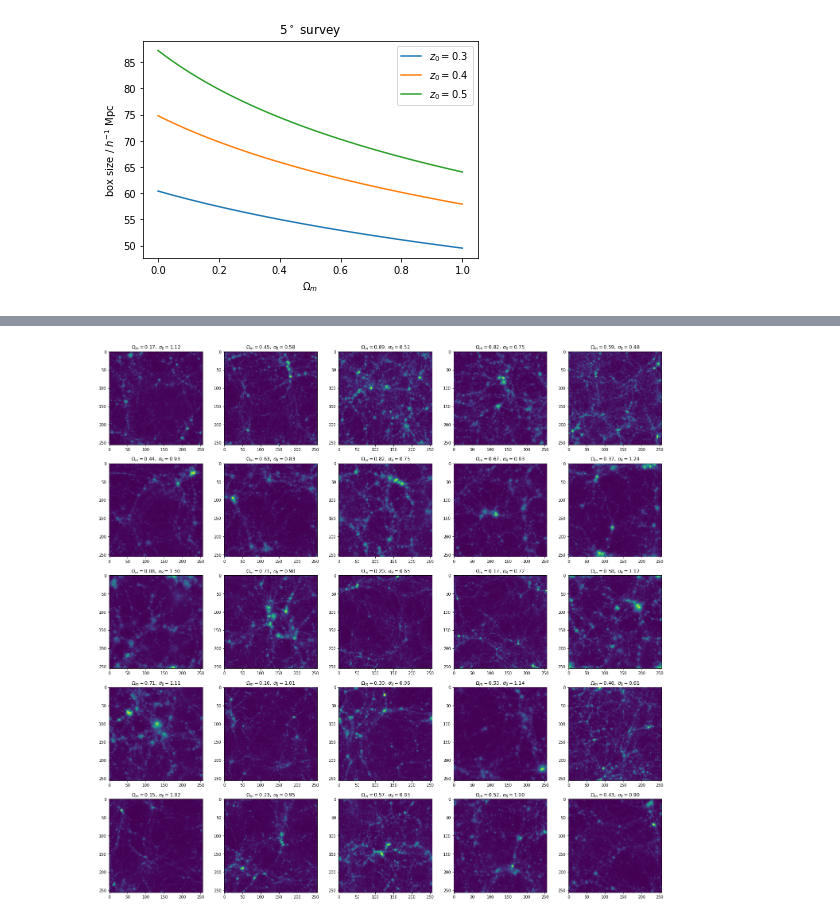
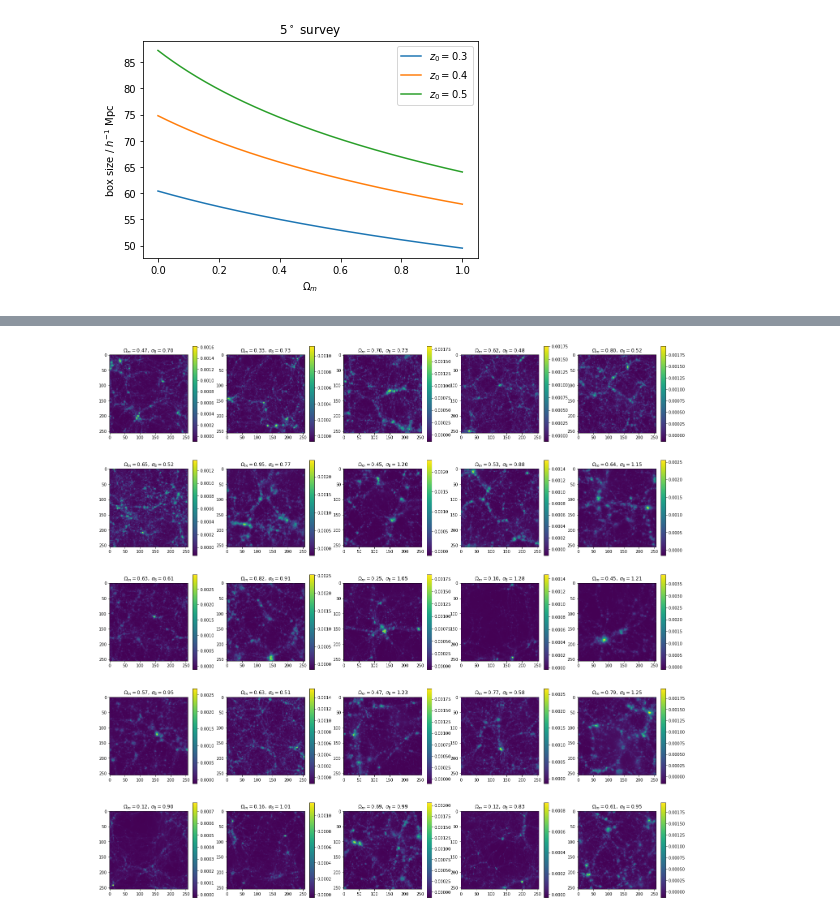
Before and after one commit to avirukt/lensing_ml, a Jupyter notebook: sims.ipynb, the cells around one changed output, grey strips where cells are left out. Cells and saved outputs as stored; diff of their text form; code cells hidden in the pictures.

```diff
--- a/sims.ipynb
+++ b/sims.ipynb
@@ -48,9 +49,10 @@ for i in range(nsims):
 # %%
 figure(figsize=(25,25))
 for i in range(25):
     subplot(5,5,i+1)
     i = randint(nsims)
     imshow(k[i])
+    colorbar()
     title(r"$\Omega_m=%.2f,\:\sigma_8=%.2f$"%tuple(p[i]))
 # %% [output]
-[figure, old version]
+[figure, new version]
```
Also changed, not shown: parts of 1 cell of this notebook.
